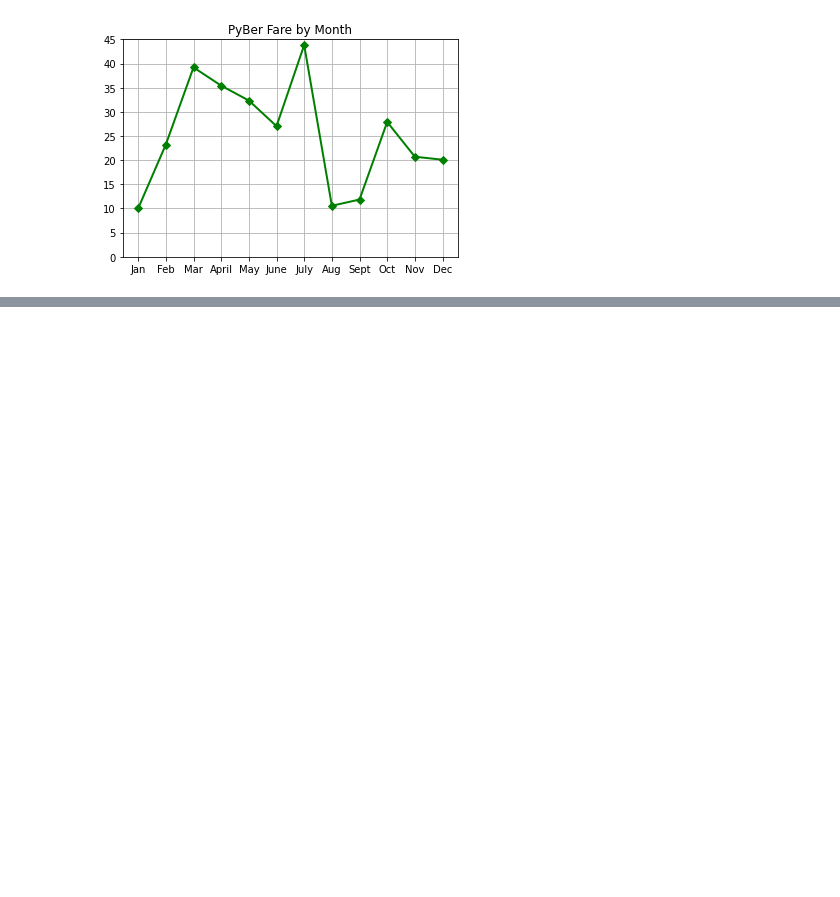
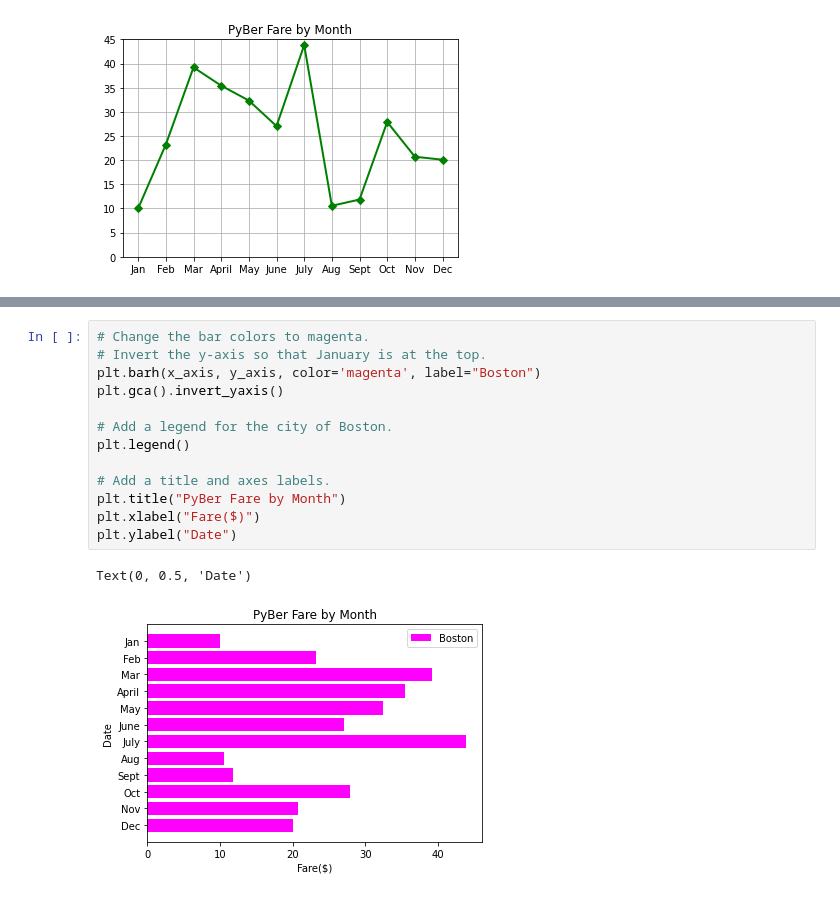
Before and after one commit to grittins/MATPLOTLIB, a Jupyter notebook: MATPLOTLIB Practice.ipynb, the cells around one changed output, grey strips where cells are left out. Saved outputs shown, nothing was run; the diff lists cells and outputs as text; blank space fills up the shorter version.

```diff
--- a/MATPLOTLIB Practice.ipynb
+++ b/MATPLOTLIB Practice.ipynb
@@ -48,0 +83,16 @@ ax.grid()
+# %%
+# Change the bar colors to magenta.
+# Invert the y-axis so that January is at the top.
+plt.barh(x_axis, y_axis, color='magenta', label="Boston")
+plt.gca().invert_yaxis()
+
+# Add a legend for the city of Boston.
+plt.legend()
+
+# Add a title and axes labels.
+plt.title("PyBer Fare by Month")
+plt.xlabel("Fare($)")
+plt.ylabel("Date")
+# %% [output]
+Text(0, 0.5, 'Date')
+[figure, added]
```
Also changed, not shown: parts of 5 cells of this notebook.
